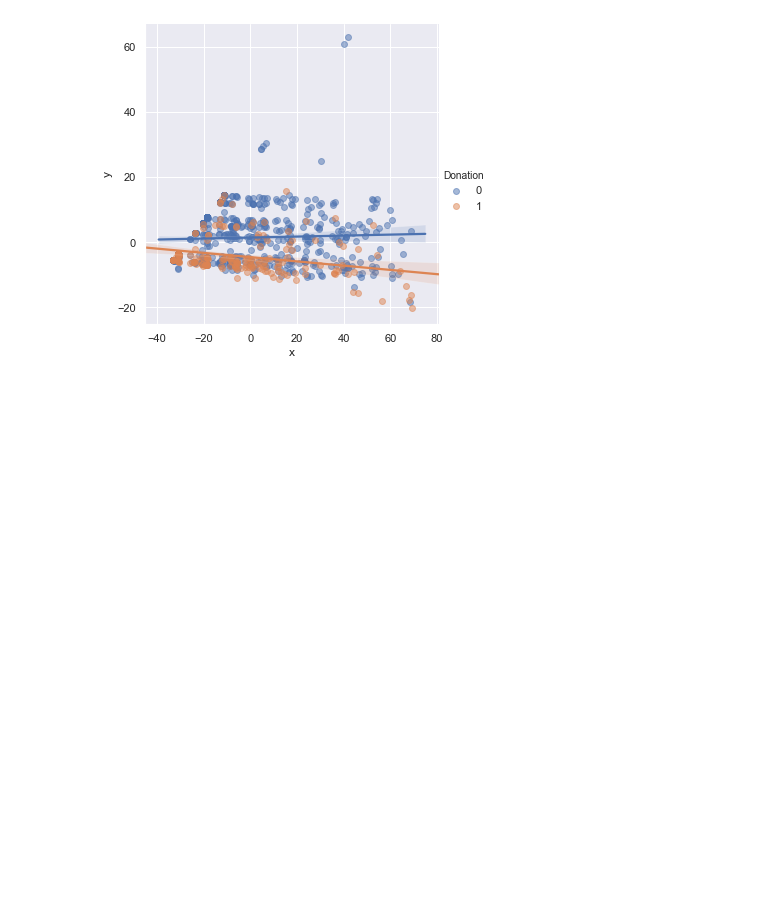
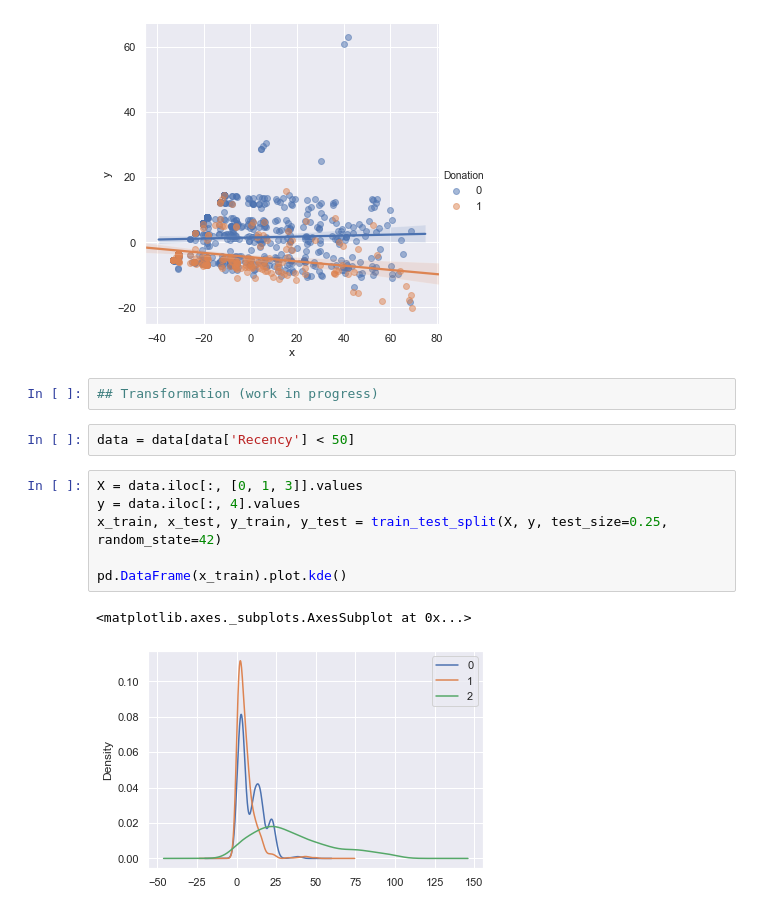
Before and after one commit to Barteus/ml-blood-donations, a Jupyter notebook: data-analysis.ipynb, the cells around one changed output. Saved outputs shown, nothing was run; the diff lists cells and outputs as text; blank space fills up the shorter version.

```diff
--- a/data-analysis.ipynb
+++ b/data-analysis.ipynb
@@ -99,3 +102,16 @@ sns.lmplot(x='x', y='y', hue='Donation', data=df_pca, fit_reg=True, scatter_kws=
 # %% [output]
 <seaborn.axisgrid.FacetGrid at 0x...>
 [figure]
+# %%
+## Transformation (work in progress)
+# %%
+data = data[data['Recency'] < 50]
+# %%
+X = data.iloc[:, [0, 1, 3]].values
+y = data.iloc[:, 4].values
+x_train, x_test, y_train, y_test = train_test_split(X, y, test_size=0.25, random_state=42)
+
+pd.DataFrame(x_train).plot.kde()
+# %% [output]
+<matplotlib.axes._subplots.AxesSubplot at 0x...>
+[figure, added]
```
Also changed, not shown: parts of 7 cells of this notebook, 1 other file.
